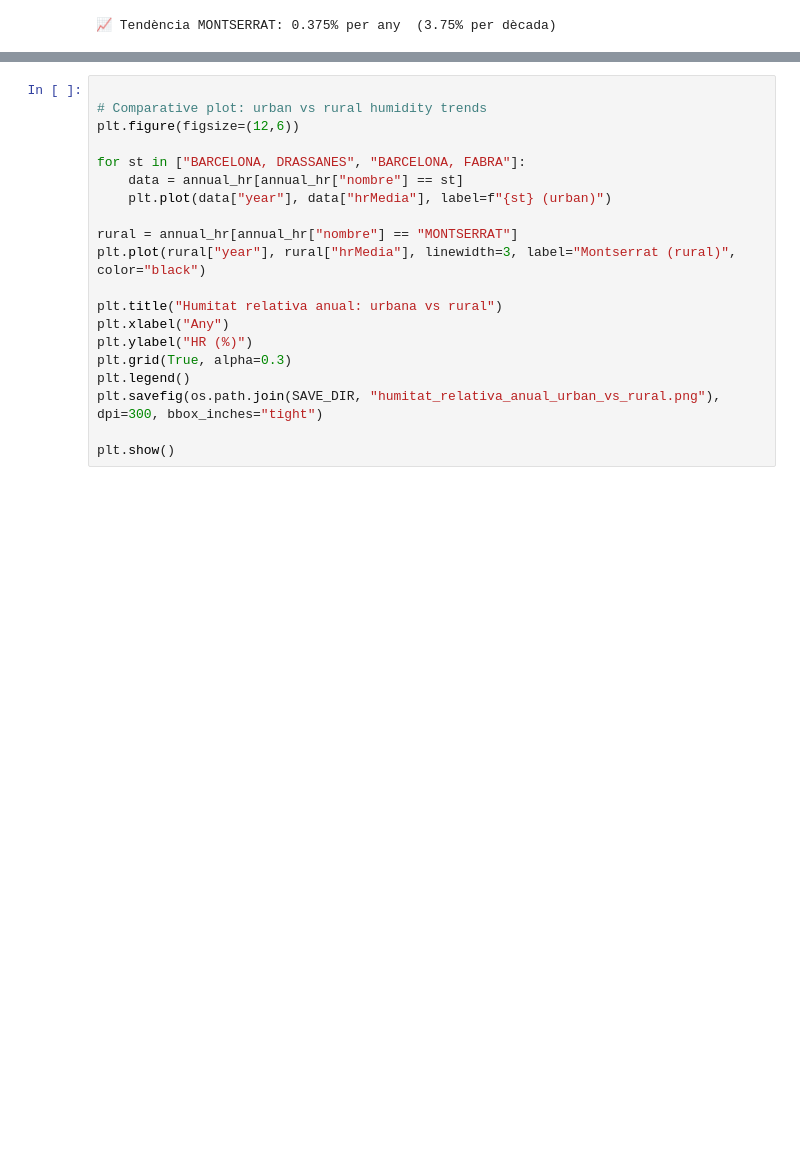
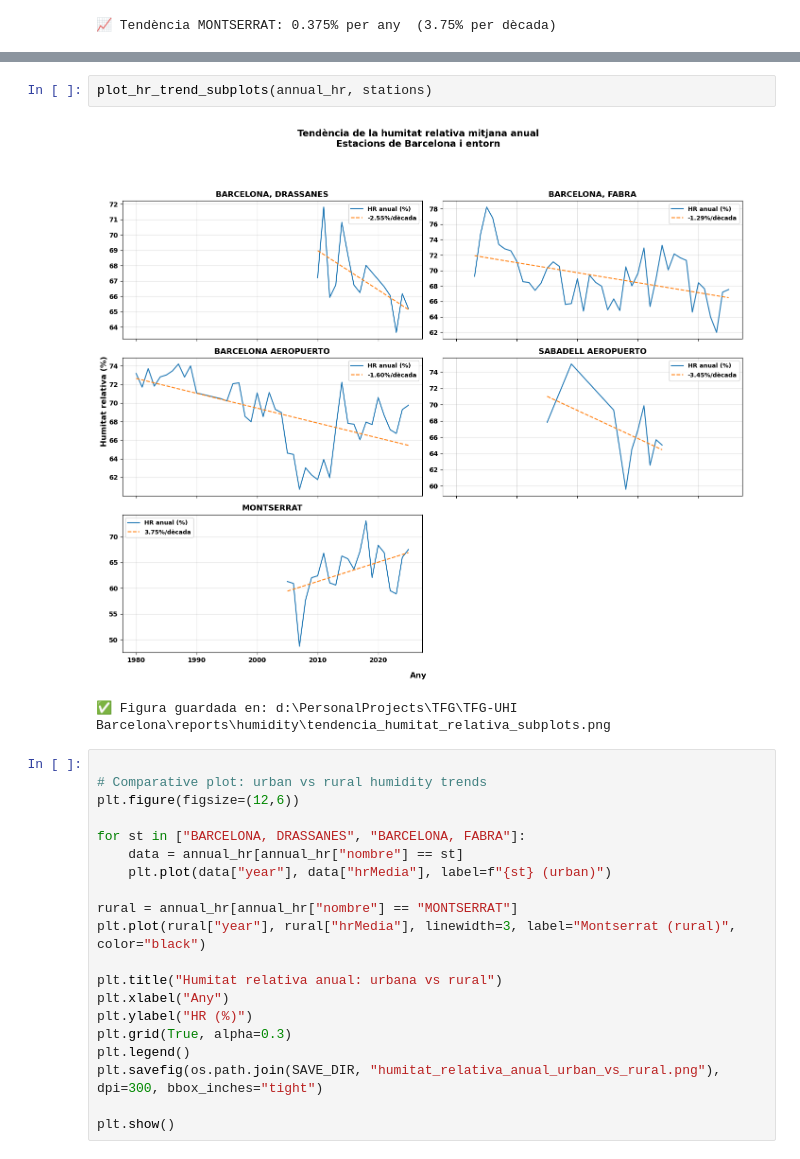
Before and after one commit to rogerespinosamorros/UHI-Barcelona, a Jupyter notebook: notebooks/analisi_hum.ipynb, the cells around one changed output, grey strips where cells are left out. Cells and saved outputs as stored; diff of their text form; blank space fills up the shorter version.

```diff
--- a/notebooks/analisi_hum.ipynb
+++ b/notebooks/analisi_hum.ipynb
@@ -114,3 +171,8 @@ for st in stations:
+# %%
+plot_hr_trend_subplots(annual_hr, stations)
+# %% [output]
+[figure, added]
+✅ Figura guardada en: d:\PersonalProjects\TFG\TFG-UHI Barcelona\reports\humidity\tendencia_humitat_relativa_subplots.png
 # %%
 
 # Comparative plot: urban vs rural humidity trends
```
Also changed, not shown: parts of 1 cell of this notebook, 18 other files.
